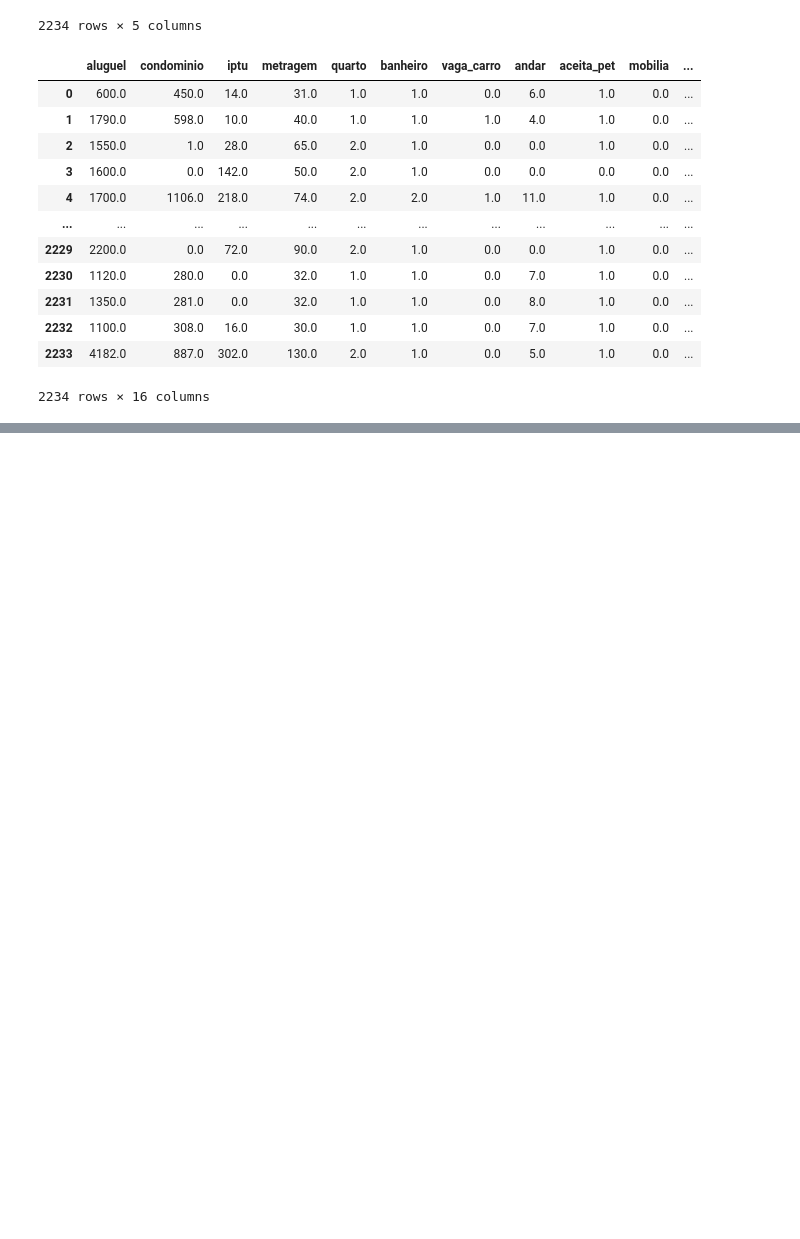
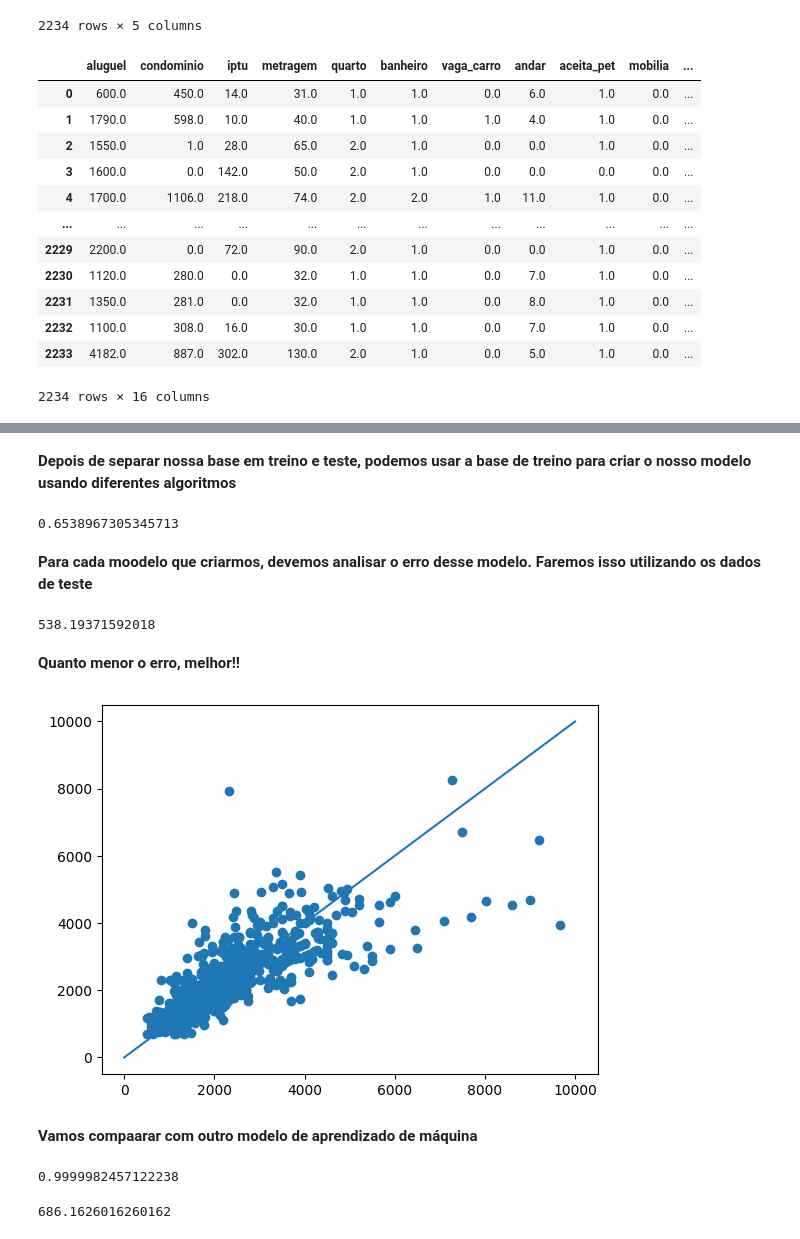
Before and after one commit to Leanddro13/QuintoAndar, a Jupyter notebook: main.ipynb, the cells around one changed output, grey strips where cells are left out. Drawn from its saved outputs; the diff is of its cells as text; code cells hidden in the pictures; blank space fills up the shorter version.

```diff
--- a/main.ipynb
+++ b/main.ipynb
@@ -537,0 +553,37 @@ dado
+# %%
+# x é o que eu quero utilizar para fazer a previsão(Atributos)
+# Y o que vc quer prever, objetivo, (Target)
+X = dado.drop('aluguel', axis=1)
+y = dado.aluguel
+# %%
+# 70% para treino, 30% para teste
+X_train, X_test, y_train, y_test = train_test_split(X, y, test_size=0.33, random_state=42)
+# %% [markdown]
+**Depois de separar nossa base em treino e teste, podemos usar a base de treino para criar o nosso modelo usando diferentes algoritmos**
+# %%
+model = LinearRegression().fit(X_train, y_train)
+model.score(X_train, y_train)
+# %% [output]
+0.6538967305345713
+# %% [markdown]
+**Para cada moodelo que criarmos, devemos analisar o erro desse modelo. Faremos isso utilizando os dados de teste**
+# %%
+# Fazendo a previsão com o modelo anterior
+y_pred = model.predict(X_test)
+
+# Avaliando o erro
+mean_absolute_error(y_test, y_pred)
+# %% [output]
+538.19371592018
+# %% [markdown]
+**Quanto menor o erro, melhor!!**
+# %%
+# Visualizando essa diferença graficamente
+fig, ax = plt.subplots()
+ax.scatter(y_test, y_pred)
+ax.plot([0, 10000], [0, 10000])
+plt.show()
+# %% [output]
+[figure, added]
+# %% [markdown]
+**Vamos compaarar com outro modelo de aprendizado de máquina**
@@ -537,0 +593,6 @@ dado
+# %%
+model2 = tree.DecisionTreeRegressor(random_state=42)
+model2 = model2.fit(X_train, y_train)
+model2.score(X_train, y_train)
+# %% [output]
+0.9999982457122238
@@ -537,0 +601,4 @@ dado
+# %%
+mean_absolute_error(y_test, y_predArvore)
+# %% [output]
+686.1626016260162
```
Also changed, not shown: parts of 27 cells of this notebook, 2 other files.
